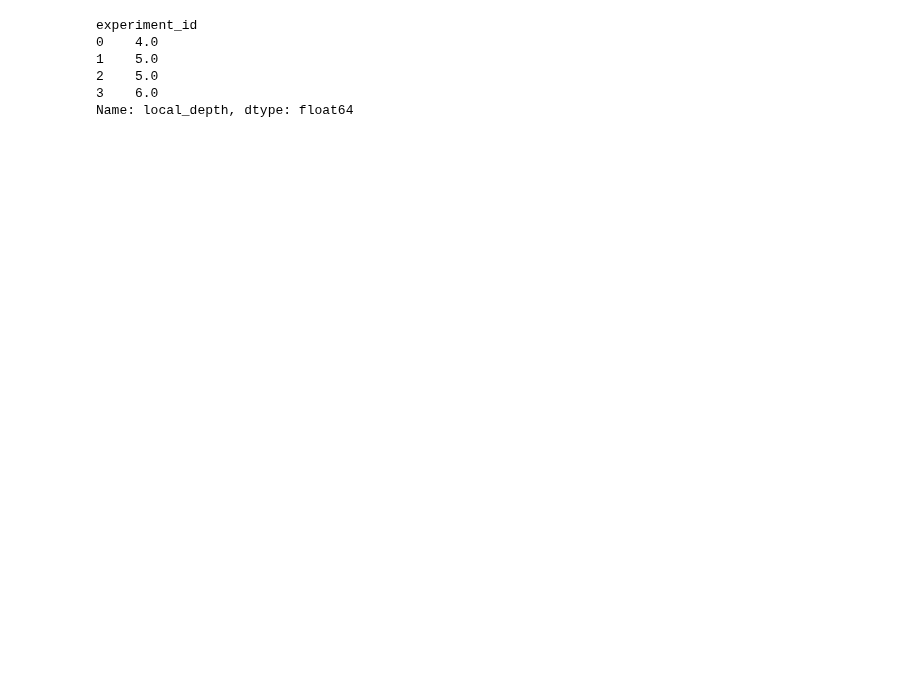
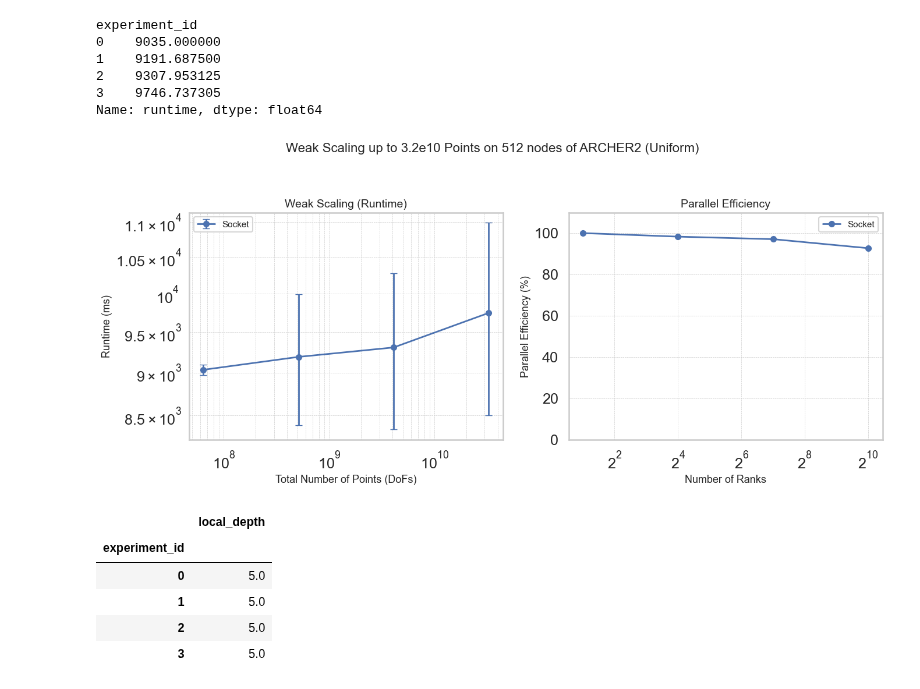
Before and after one commit to bempp/kifmm, a Jupyter notebook: hpc/ijhpca/Weak Scaling.ipynb, the cells around one changed output. Cells and saved outputs as stored; diff of their text form; code cells hidden in the pictures; blank space fills up the shorter version.

```diff
--- a/hpc/ijhpca/Weak Scaling.ipynb
+++ b/hpc/ijhpca/Weak Scaling.ipynb
@@ -145,9 +202,19 @@ weak_scaling([df3, df4, df5], names=["CCX", "CCD", "Socket"], title="Weak Scalin
+# %%
+weak_scaling([df_big], names=["Socket"], title="Weak Scaling up to 3.2e10 Points on 512 nodes of ARCHER2 (Uniform)", plot_err=True)
+# %% [output]
+experiment_id
+0    9035.000000
+1    9191.687500
+2    9307.953125
+3    9746.737305
+Name: runtime, dtype: float64
+[figure, added]
 # %%
-df4.groupby('experiment_id')['local_depth'].mean()
+df_big.groupby('experiment_id')[['local_depth']].mean()
 # %% [output]
-experiment_id
-0    4.0
-1    5.0
-2    5.0
-3    6.0
-Name: local_depth, dtype: float64
+|  | local_depth |
+| experiment_id |  |
+| 0 | 5.0 |
+| 1 | 5.0 |
+| 2 | 5.0 |
+| 3 | 5.0 |
```
Also changed, not shown: parts of 14 cells of this notebook, 34 other files.
